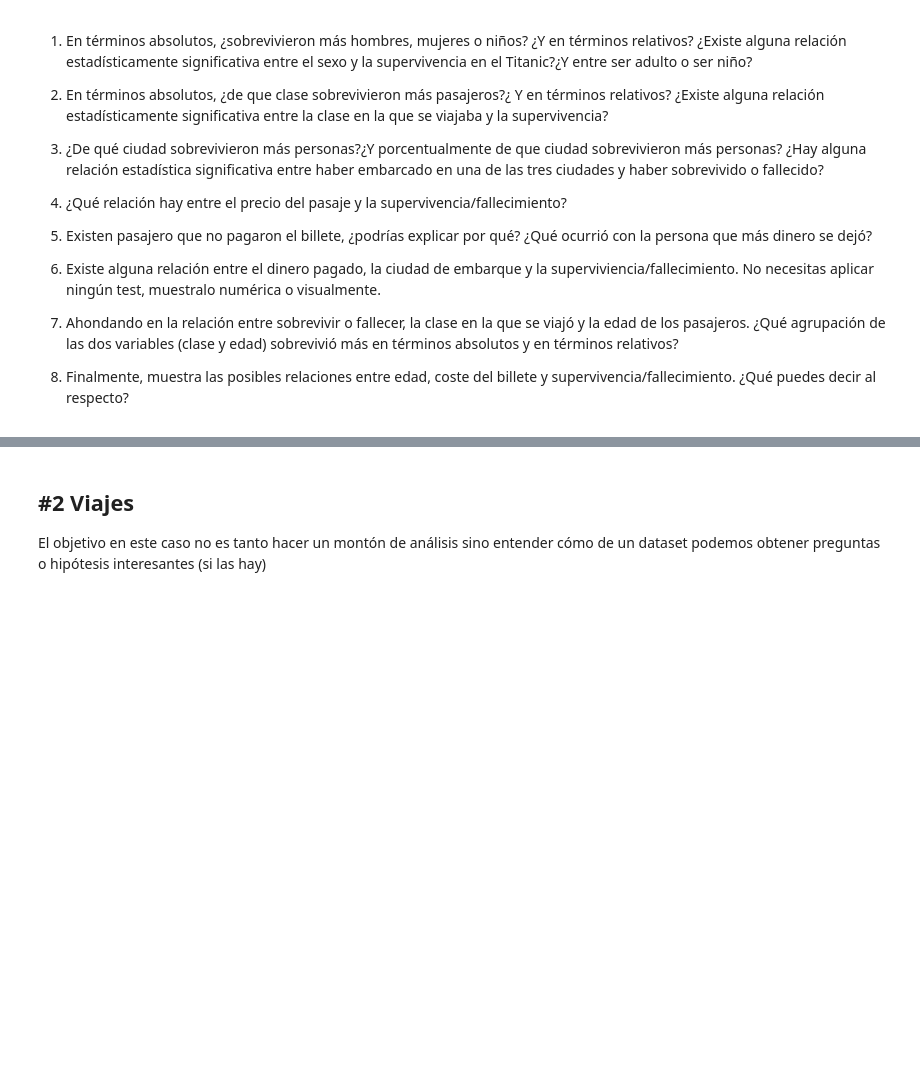
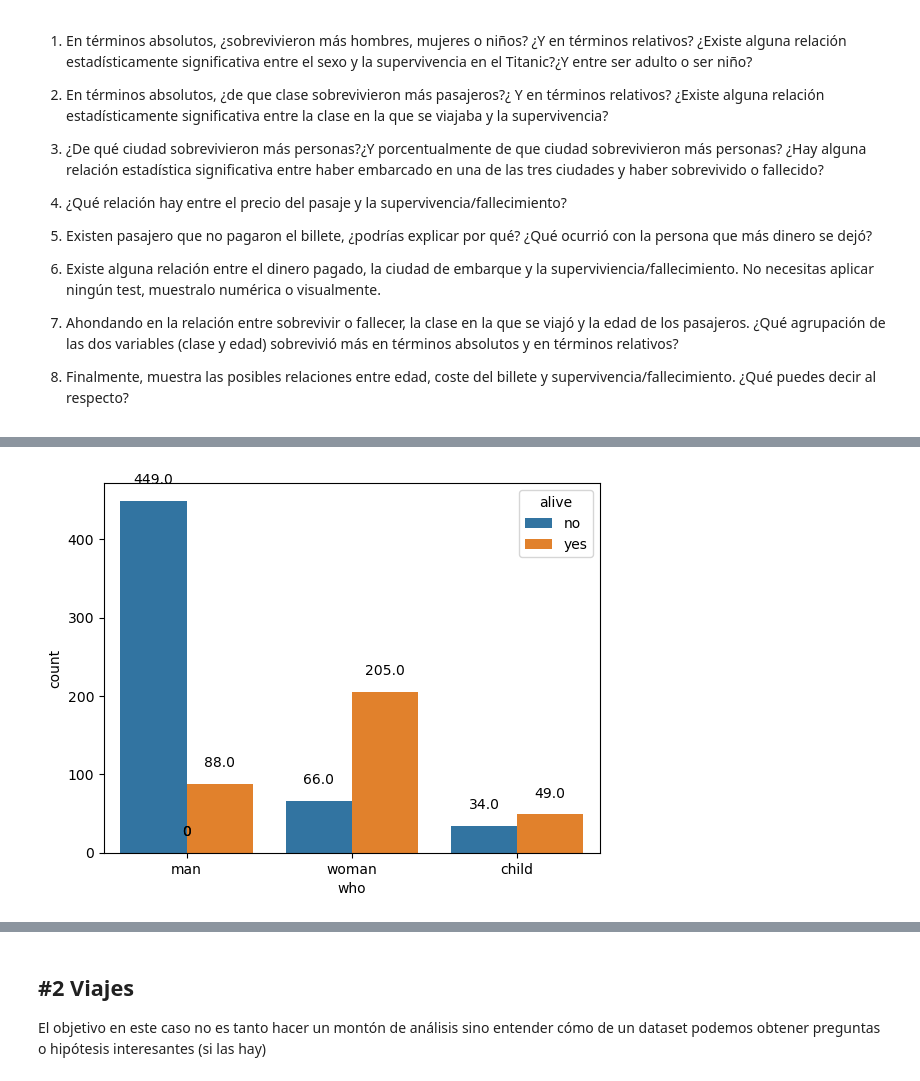
Before and after one commit to danilaviaart-lgtm/ds_curso, a Jupyter notebook: 2-Analytics/7-Mates para DS/Ejercicios/Practica_Multivariante.ipynb, the cells around one changed output, grey strips where cells are left out. Saved outputs shown, nothing was run; the diff lists cells and outputs as text; code cells hidden in the pictures; blank space fills up the shorter version.

```diff
--- a/2-Analytics/7-Mates para DS/Ejercicios/Practica_Multivariante.ipynb
+++ b/2-Analytics/7-Mates para DS/Ejercicios/Practica_Multivariante.ipynb
@@ -21,3 +55,6 @@ Deshazte de las columnas "deck", "survived", "pclass" y "embarked" porque no las
 ### #1.3
 
 Suma las columnas "parch" y "sibsp" para tener el número de parientes de cada pasajero, guarda el resultado en otra columna "family_members", luego deshazte de "parch" y "sibsp"
+# %%
+dt["family_members"] = dt["sibsp"] + dt["parch"]
+dt.head()
@@ -25,3 +69,7 @@ Suma las columnas "parch" y "sibsp" para tener el número de parientes de cada p
 ### #1.4
 
 Imputa la moda a los valores nulos de "embark_town"
+# %%
+moda = dt["embark_town"].mode()[0]
+dt["embark_town"].fillna(moda, inplace=True)
+dt
@@ -29,3 +98,6 @@ Imputa la moda a los valores nulos de "embark_town"
 ### #1.5
 
 Imputa la media a los valores faltantes de "age", si quieres puedes hacer algo más preciso (por ejemplo considerando además la columna "who")
+# %%
+media_por_grupo = dt.groupby('who')['age'].mean()
+media_por_grupo
@@ -31,0 +110,3 @@ Imputa la media a los valores faltantes de "age", si quieres puedes hacer algo m
+# %%
+dt["age"] = dt["age"].fillna(dt["who"].map(media_por_grupo))
+dt
@@ -51,0 +155,12 @@ Realiza los análisis bivariantes o multivariantes que necesites, así como los
+# %%
+resultado = sns.countplot(dt, x="who", hue="alive")
+
+for p in resultado.patches:
+    resultado.annotate(f'{p.get_height()}',
+                (p.get_x() + p.get_width() / 2., p.get_height()),
+                ha='center', va='bottom', xytext=(0, 10),
+                textcoords='offset points')
+
+plt.show()
+# %% [output]
+[figure, added]
```
Also changed, not shown: parts of 30 cells of this notebook, 3 other files.
